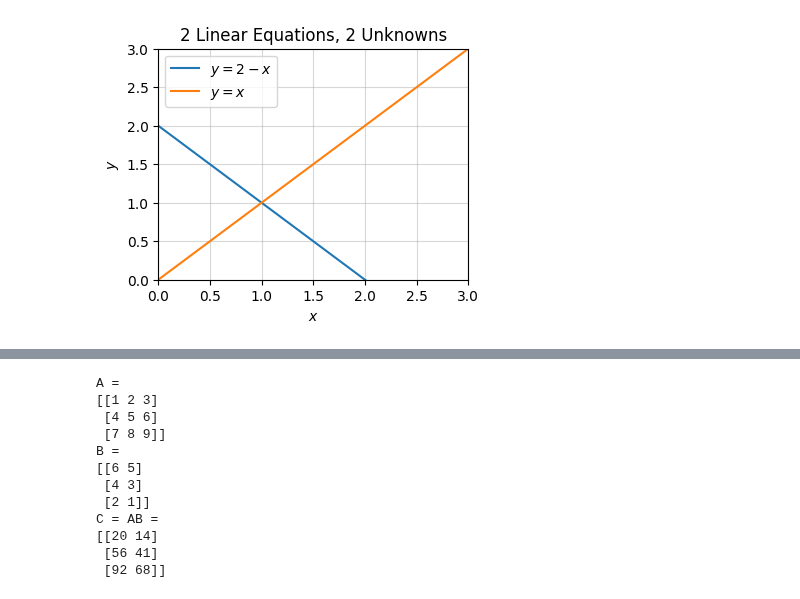
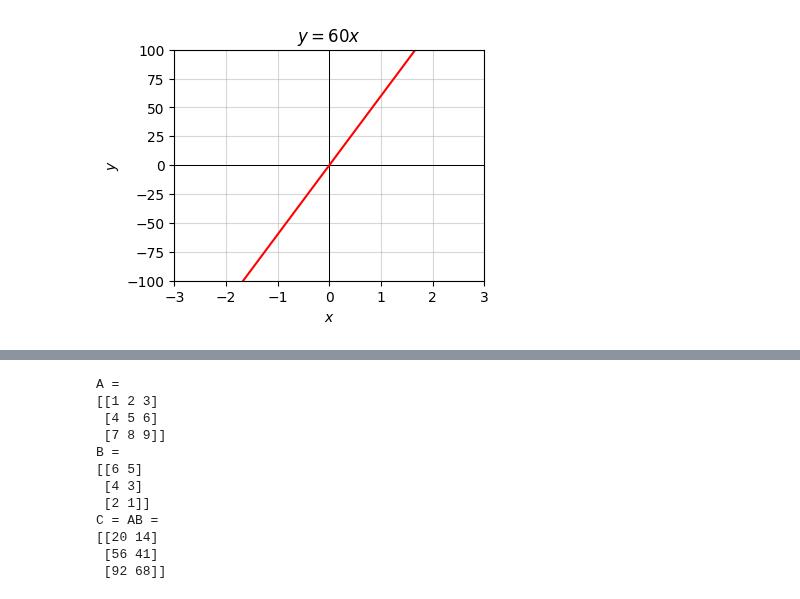
Before and after one commit to rkingery/ml-book, a Jupyter notebook: notebooks/linear-systems.ipynb, the cells around one changed output, grey strips where cells are left out. Drawn from its saved outputs; the diff is of its cells as text; code cells hidden in the pictures.

Commit message:
finished linear systems re-write

```diff
--- a/notebooks/linear-systems.ipynb
+++ b/notebooks/linear-systems.ipynb
@@ -70,11 +24,8 @@ If we plot these two lines, the point where they intersect is $(1,1)$, i.e. the
 # %%
 #| fig-align: center
-a, b, e = 1, 1, 2
-c, d, f = 1, -1, 0
+a = 60
 x = np.linspace(-3, 3, 100)
-f0 = lambda x: -a / b * x + e / b
-f1 = lambda x: -c / d * x + f / d
-plot_function(x, [f0, f1], xlim=(0, 3), ylim=(0, 3), title='2 Linear Equations, 2 Unknowns',
-              labels=[f'$y=2-x$', f'$y=x$'])
+f = lambda x: a * x
+plot_function(x, f, xlim=(-3, 3), ylim=(-100, 100), title=f'$y={a}x$')
 # %% [output]
-[figure, old version]
+[figure, new version]
```
Also changed, not shown: parts of 57 cells of this notebook, 14 other files.
